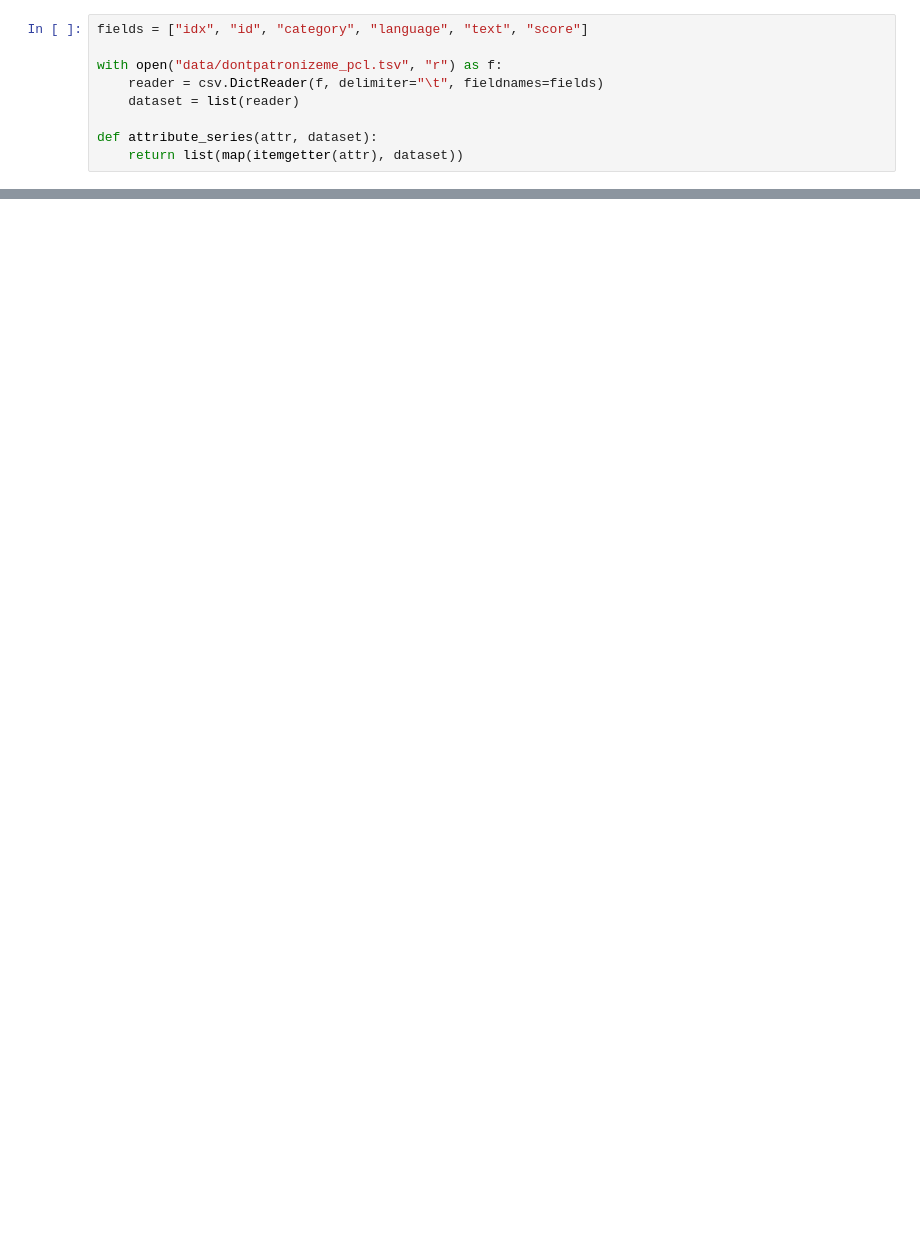
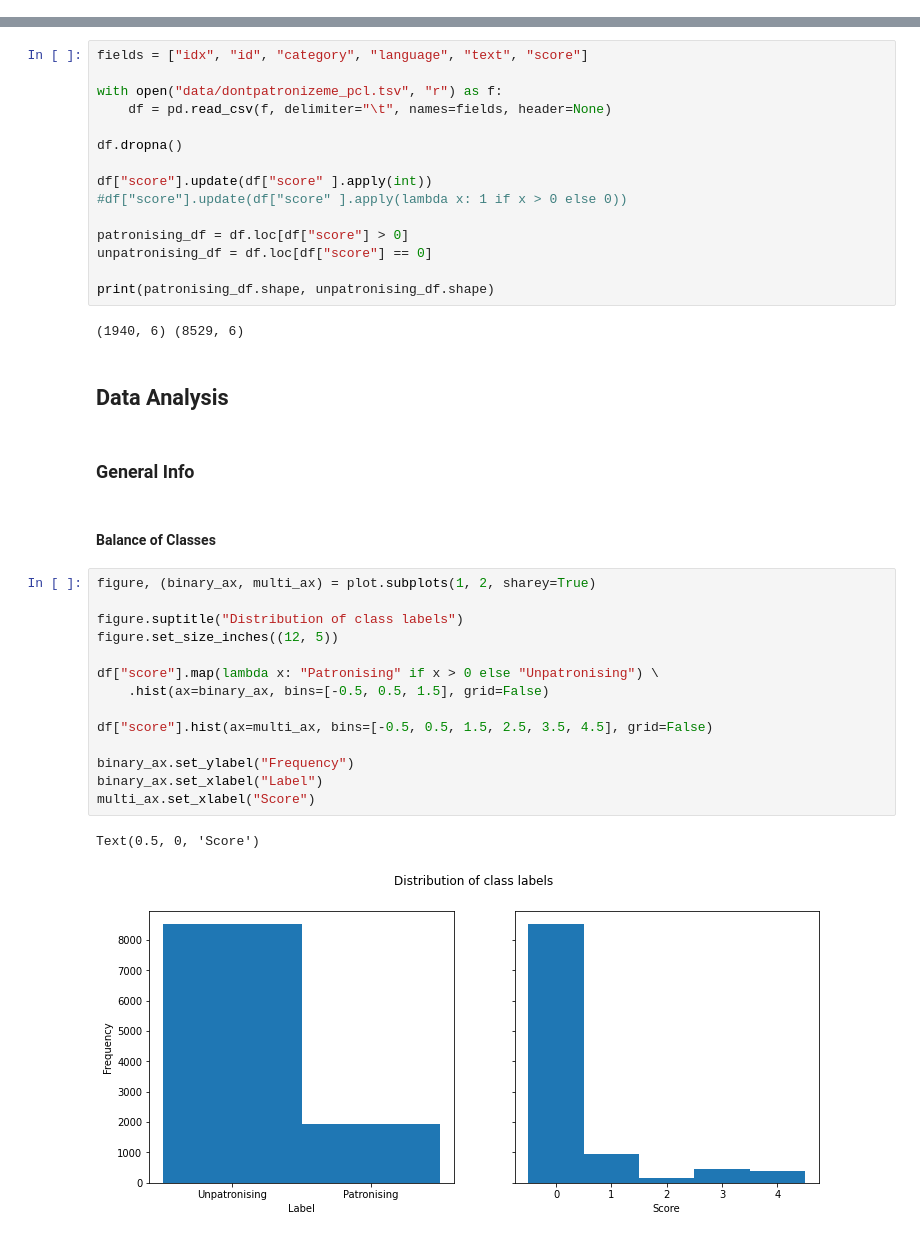
Before and after one commit to Loumstar/Improving-RoBERTa, a Jupyter notebook: data_analysis.ipynb, the cells around one changed output, grey strips where cells are left out. Drawn from its saved outputs; the diff is of its cells as text; blank space fills up the shorter version.

Commit message:
Added graphs to data analysis

```diff
--- a/data_analysis.ipynb
+++ b/data_analysis.ipynb
@@ -7,9 +0,0 @@ from operator import itemgetter
-# %%
-fields = ["idx", "id", "category", "language", "text", "score"]
-
-with open("data/dontpatronizeme_pcl.tsv", "r") as f:
-    reader = csv.DictReader(f, delimiter="\t", fieldnames=fields)
-    dataset = list(reader)
-
-def attribute_series(attr, dataset):
-    return list(map(itemgetter(attr), dataset))
@@ -31,0 +33,40 @@ plot.show()
+# %%
+fields = ["idx", "id", "category", "language", "text", "score"]
+
+with open("data/dontpatronizeme_pcl.tsv", "r") as f:
+    df = pd.read_csv(f, delimiter="\t", names=fields, header=None)
+
+df.dropna()
+
+df["score"].update(df["score" ].apply(int))
+#df["score"].update(df["score" ].apply(lambda x: 1 if x > 0 else 0))
+
+patronising_df = df.loc[df["score"] > 0]
+unpatronising_df = df.loc[df["score"] == 0]
+
+print(patronising_df.shape, unpatronising_df.shape)
+# %% [output]
+(1940, 6) (8529, 6)
+# %% [markdown]
+## Data Analysis
+# %% [markdown]
+### General Info
+# %% [markdown]
+#### Balance of Classes
+# %%
+figure, (binary_ax, multi_ax) = plot.subplots(1, 2, sharey=True)
+
+figure.suptitle("Distribution of class labels")
+figure.set_size_inches((12, 5))
+
+df["score"].map(lambda x: "Patronising" if x > 0 else "Unpatronising") \
+    .hist(ax=binary_ax, bins=[-0.5, 0.5, 1.5], grid=False)
+
+df["score"].hist(ax=multi_ax, bins=[-0.5, 0.5, 1.5, 2.5, 3.5, 4.5], grid=False)
+
+binary_ax.set_ylabel("Frequency")
+binary_ax.set_xlabel("Label")
+multi_ax.set_xlabel("Score")
+# %% [output]
+Text(0.5, 0, 'Score')
+[figure, added]
```
Also changed, not shown: parts of 20 cells of this notebook.
